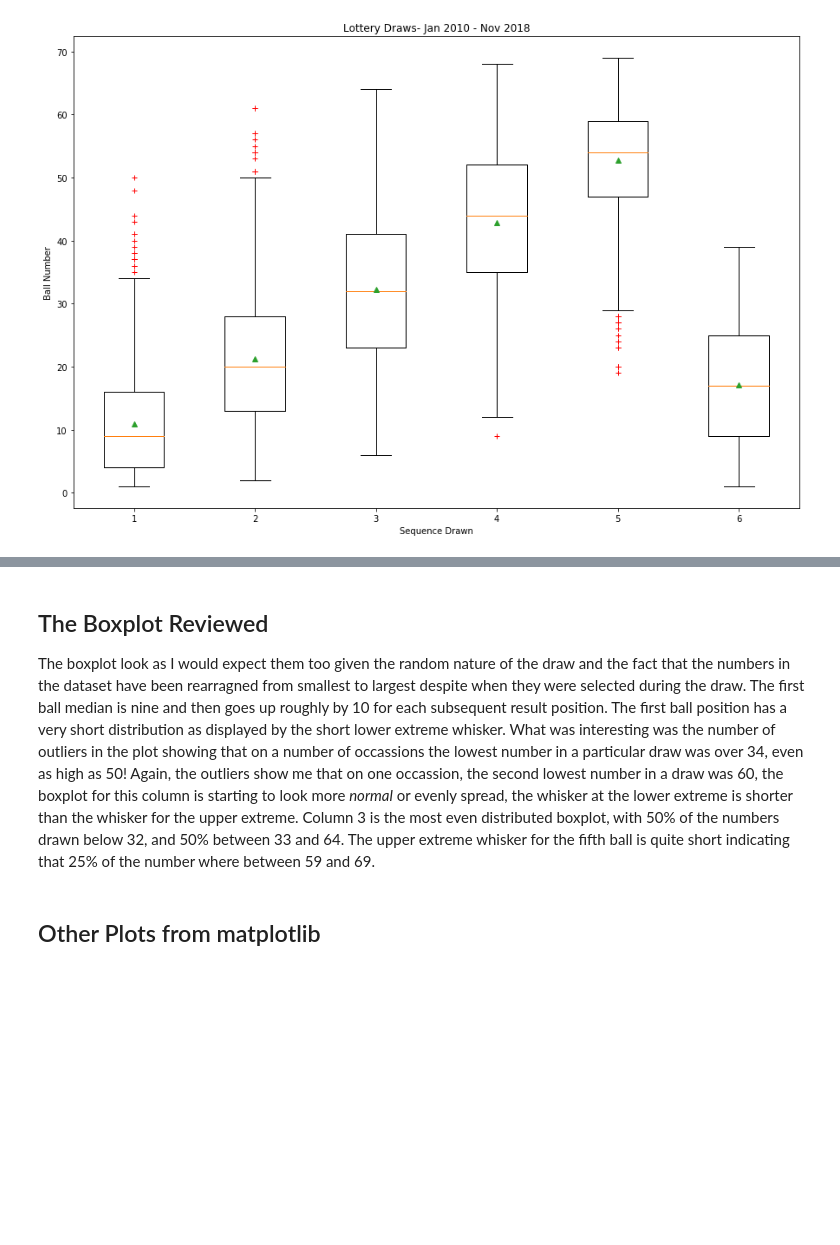
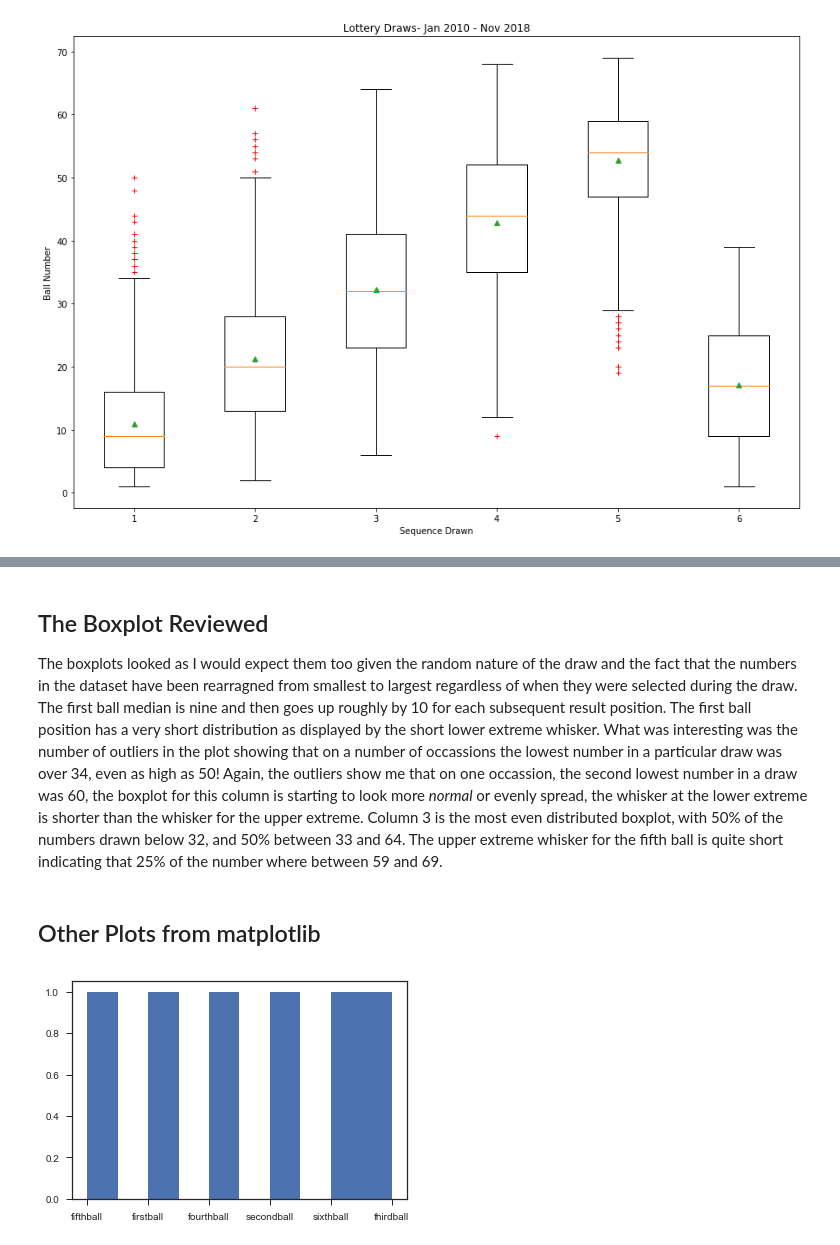
Before and after one commit to Gerrydh/Fundamentals-of-DA-Project, a Jupyter notebook: Box Plots- An Investigation.ipynb, the cells around one changed output, grey strips where cells are left out. Cells and saved outputs as stored; diff of their text form; code cells hidden in the pictures; blank space fills up the shorter version.

```diff
--- a/Box Plots- An Investigation.ipynb
+++ b/Box Plots- An Investigation.ipynb
@@ -54,6 +54,7 @@ import seaborn as sns
 import pandas as pd
 from matplotlib.pyplot import figure
 from pylab import rcParams
+sns.set(style="ticks")
 %matplotlib inline
 # %% [markdown]
 ## The Dataset
@@ -76,6 +87,6 @@ df.describe()
 # %% [markdown]
 ## The Boxplot Reviewed
 
-The boxplot look as I would expect them too given the random nature of the draw and the fact that the numbers in the dataset have been rearragned from smallest to largest despite when they were selected during the draw. The first ball median is nine and then goes up roughly by 10 for each subsequent result position. The first ball position has a very short distribution as displayed by the short lower extreme whisker. What was interesting was the number of outliers in the plot showing that on a number of occassions the lowest number in a particular draw was over 34, even as high as 50! Again, the outliers show me that on one occassion, the second lowest number in a draw was 60, the boxplot for this column is starting to look more *normal* or evenly spread, the whisker at the lower extreme is shorter than the whisker for the upper extreme. Column 3 is the most even distributed boxplot, with 50% of the numbers drawn below 32, and 50% between 33 and 64. The upper extreme whisker for the fifth ball is quite short indicating that 25% of the number where between 59 and 69.
+The boxplots looked as I would expect them too given the random nature of the draw and the fact that the numbers in the dataset have been rearragned from smallest to largest regardless of when they were selected during the draw. The first ball median is nine and then goes up roughly by 10 for each subsequent result position. The first ball position has a very short distribution as displayed by the short lower extreme whisker. What was interesting was the number of outliers in the plot showing that on a number of occassions the lowest number in a particular draw was over 34, even as high as 50! Again, the outliers show me that on one occassion, the second lowest number in a draw was 60, the boxplot for this column is starting to look more *normal* or evenly spread, the whisker at the lower extreme is shorter than the whisker for the upper extreme. Column 3 is the most even distributed boxplot, with 50% of the numbers drawn below 32, and 50% between 33 and 64. The upper extreme whisker for the fifth ball is quite short indicating that 25% of the number where between 59 and 69.
 # %% [markdown]
 ## Other Plots from matplotlib
@@ -81,0 +100,6 @@ The boxplot look as I would expect them too given the random nature of the draw
+# %%
+df = Lottery[0:6]
+plt.hist(Lottery)
+plt.show()
+# %% [output]
+[figure, added]
```
Also changed, not shown: parts of 4 cells of this notebook.
